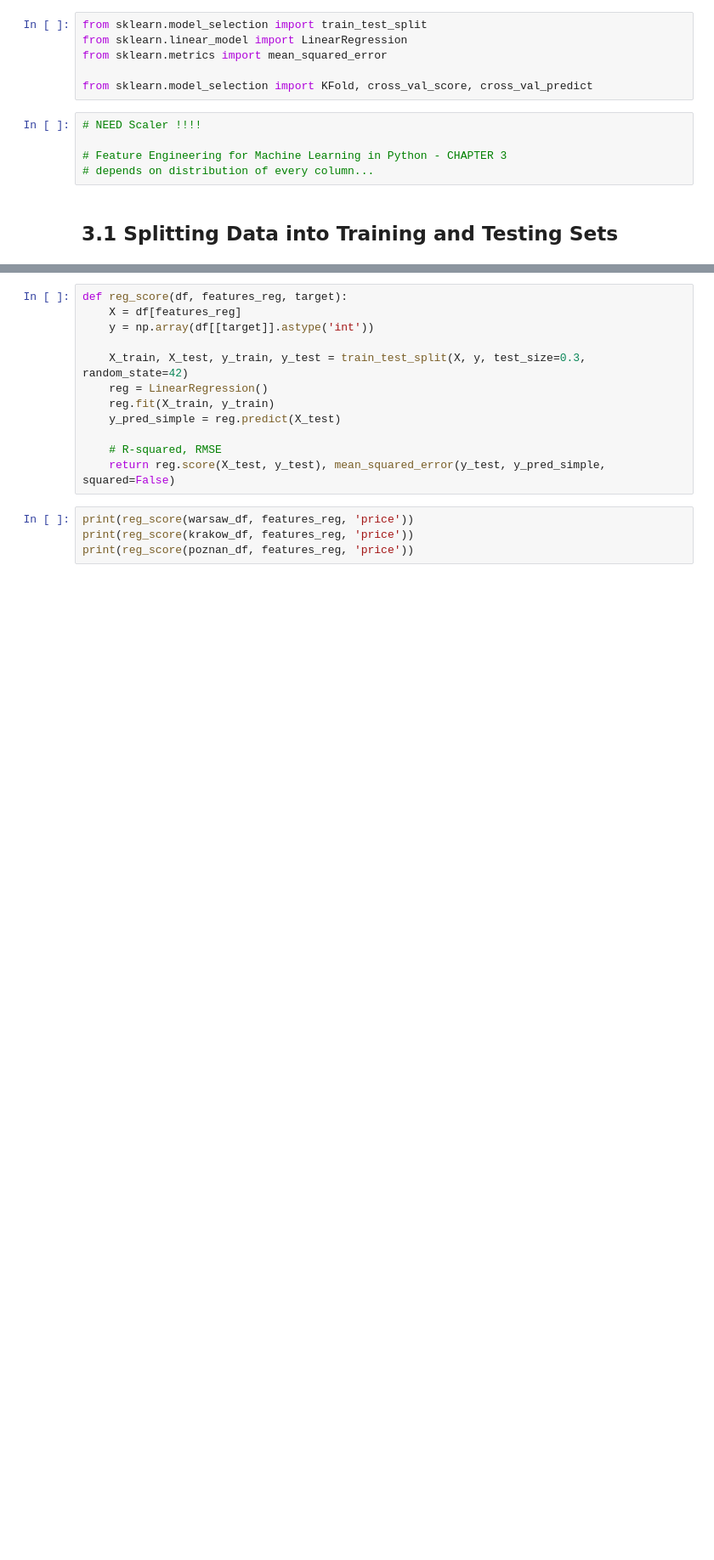
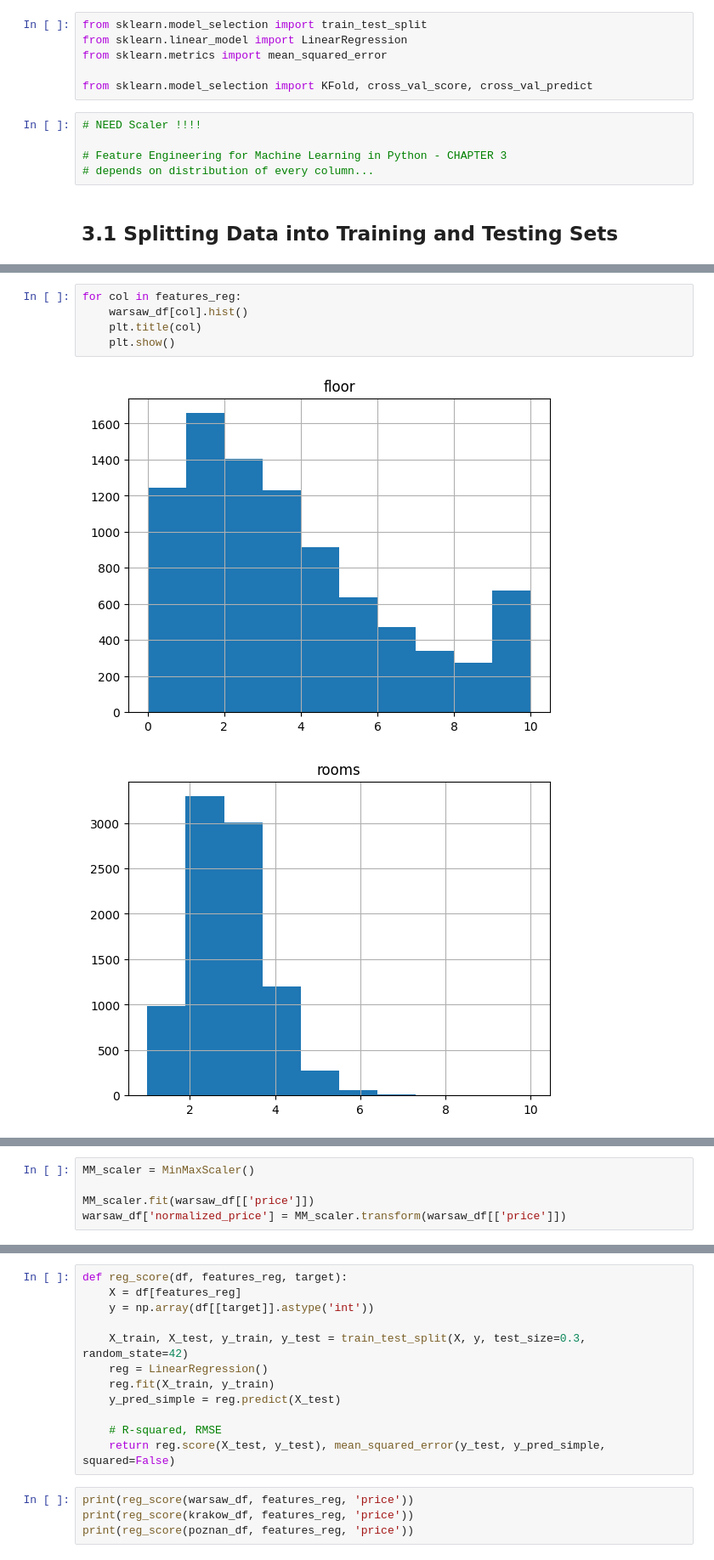
Before and after one commit to am-tropin/poland-apartment-prices, a Jupyter notebook: poland prices - regression.ipynb, the cells around one changed output, grey strips where cells are left out. Shown at 85% size. Saved outputs shown, nothing was run; the diff lists cells and outputs as text; blank space fills up the shorter version.

```diff
--- a/poland prices - regression.ipynb
+++ b/poland prices - regression.ipynb
@@ -661,0 +673,8 @@ from sklearn.model_selection import KFold, cross_val_score, cross_val_predict
+# %%
+for col in features_reg:
+    warsaw_df[col].hist()
+    plt.title(col)
+    plt.show()
+# %% [output]
+[figure, added]
+[figure, added]
@@ -661,0 +684,5 @@ from sklearn.model_selection import KFold, cross_val_score, cross_val_predict
+# %%
+MM_scaler = MinMaxScaler()
+
+MM_scaler.fit(warsaw_df[['price']])
+warsaw_df['normalized_price'] = MM_scaler.transform(warsaw_df[['price']])
```
Also changed, not shown: parts of 7 cells of this notebook.
